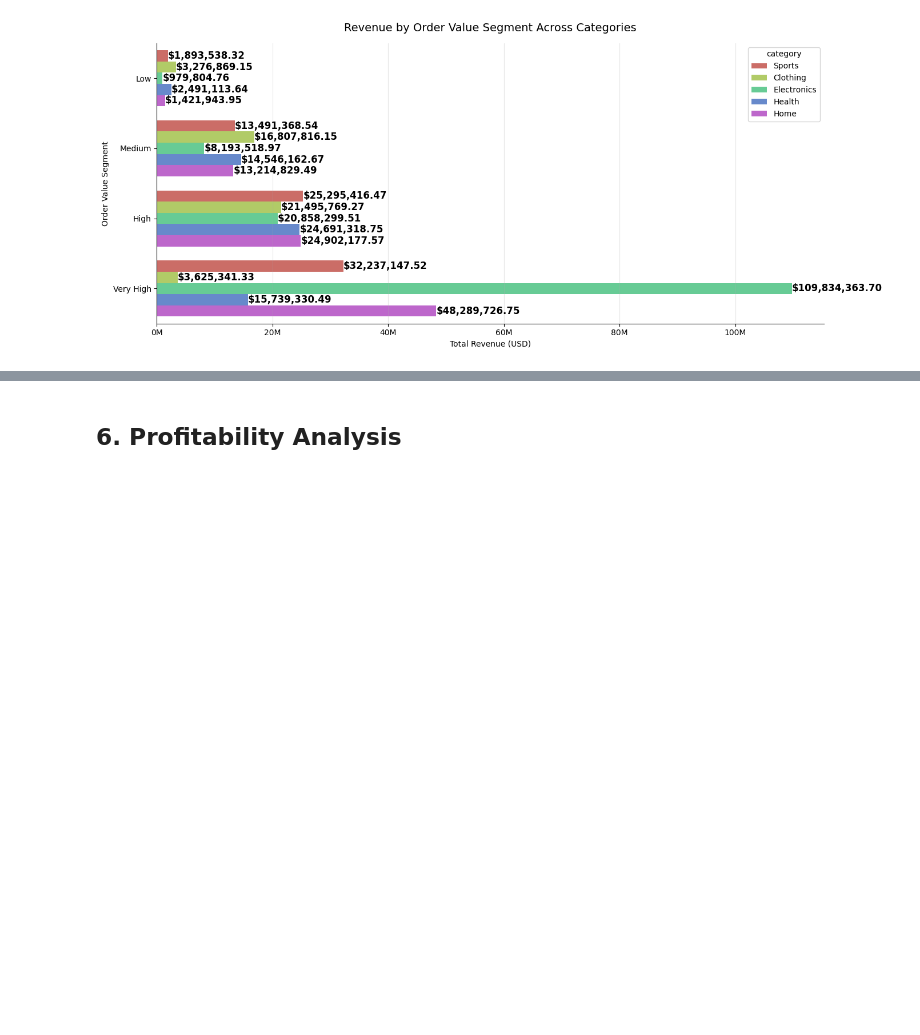
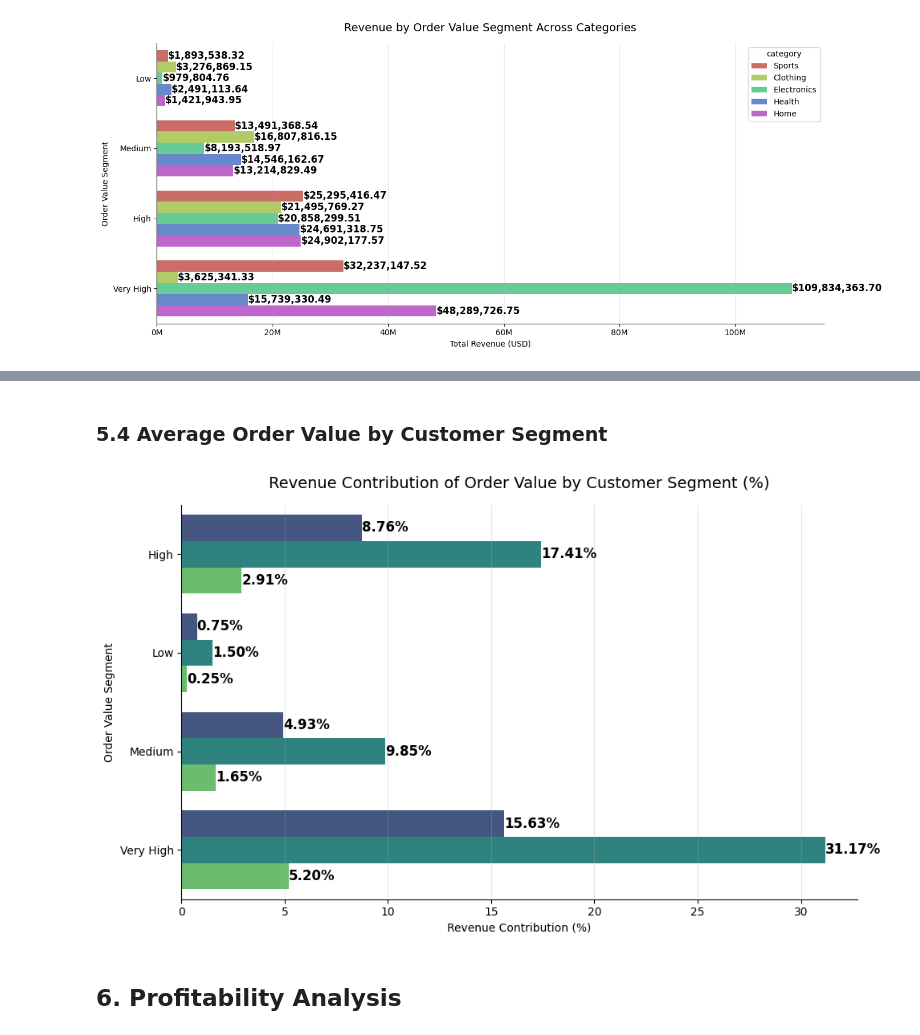
Before and after one commit to judiellegaspina/Ecommerce-EDA-and-Sales-Prediction, a Jupyter notebook: 05_Sales_Analysis.ipynb, the cells around one changed output, grey strips where cells are left out. Saved outputs shown, nothing was run; the diff lists cells and outputs as text; code cells hidden in the pictures; blank space fills up the shorter version.

```diff
--- a/05_Sales_Analysis.ipynb
+++ b/05_Sales_Analysis.ipynb
@@ -605,3 +738,50 @@ plt.show()
+# %% [markdown]
+### 5.4 Average Order Value by Customer Segment
+# %%
+order_value_by_customer_segment = (
+    sales_df
+    .groupby(['customer_segment', 'order_value_segment'])['net_revenue_usd']
+    .sum()
+    .reset_index()
+)
+
+total_revenue = order_value_by_customer_segment['net_revenue_usd'].sum()
+order_value_by_customer_segment['revenue_pct'] = (order_value_by_customer_segment['net_revenue_usd'] / total_revenue) * 100
+
+plt.figure(figsize=(10, 6))
+
+ax = sns.barplot(
+    data=order_value_by_customer_segment,
+    x='revenue_pct',
+    y='order_value_segment',
+    hue='customer_segment',
+    legend=False,
+    palette='viridis',
+    orient='h'
+)
+
+ax.spines['top'].set_visible(False)
+ax.spines['right'].set_visible(False)
+
+# Add value labels on each marker
+for container in ax.containers:
+    ax.bar_label(
+        container,
+        labels=[f'{v:,.2f}%' for v in container.datavalues],
+        label_type='edge',
+        color='black',
+        fontsize=12,
+        fontweight='bold'
+    )
+
+plt.title('Revenue Contribution of Order Value by Customer Segment (%)', fontsize=14, pad=15)
+plt.xlabel('Revenue Contribution (%)')
+plt.ylabel("Order Value Segment")
+plt.grid(axis='x', alpha=0.3)
+plt.tight_layout()
+plt.show()
+# %% [output]
+[figure, added]
 # %% [markdown]
 ## 6. Profitability Analysis
 # %% [markdown]
```
Also changed, not shown: parts of 21 cells of this notebook.
